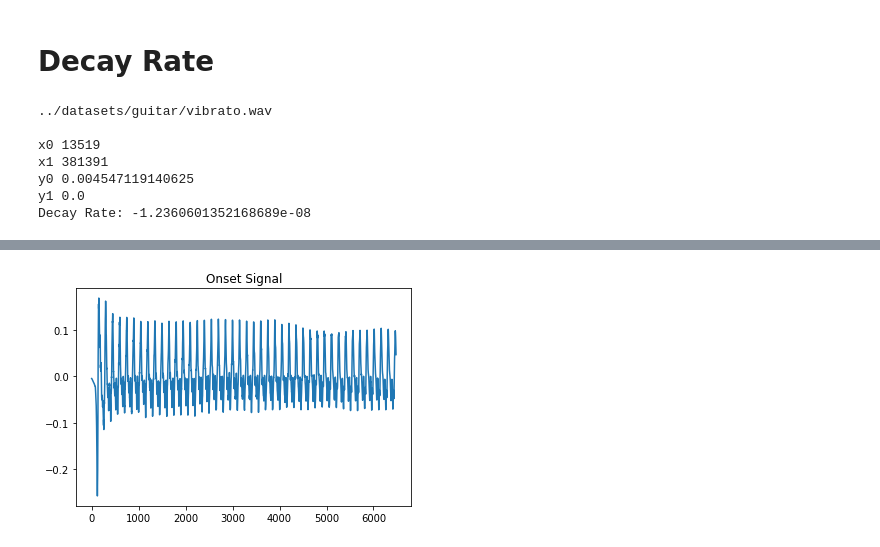
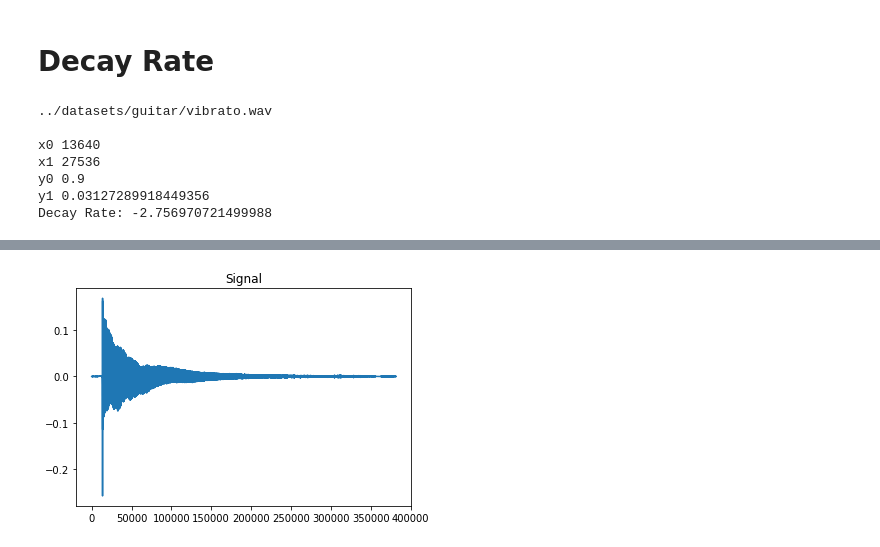
Before and after one commit to avesk/echo-synth, a Jupyter notebook: notebooks/Envelope Extraction.ipynb, the cells around one changed output, grey strips where cells are left out. Drawn from its saved outputs; the diff is of its cells as text; code cells hidden in the pictures.

```diff
--- a/notebooks/Envelope Extraction.ipynb
+++ b/notebooks/Envelope Extraction.ipynb
@@ -93,50 +93,54 @@ Attack time Alt: 0.0027437641723356007
 # %% [markdown]
 # Decay Rate
 # %%
-def linear_decay_rate(signal, onset, win_size, hop_size, srate, thresh=0.00001):
+def linear_decay_rate(signal, win_size, hop_size, srate, thresh_ratio=0.2):
     '''
-    Get the linear decay rate of the signal
+    Get the linear decay rate of the signal in amp/s
+    Calculated as the rate at which the signal decays to threshold ratio
+    of its maximum amplitude value
     '''
+    max_val = .9
     signal = np.abs(signal)
-    x0 = onset
-    y0 = signal[onset]
-
-    offsets = np.arange(onset, len(signal), hop_size)
+    signal = max_val * signal / np.max(signal) # normalize
+    thresh = max_val*thresh_ratio
+    x0 = np.argmax(signal)
+    y0 = signal[x0]
+    offsets = np.arange(x0, len(signal), hop_size)
     for o in offsets:
         frame = signal[o:o+win_size]
         avg_mag = np.mean(frame)
         if avg_mag < thresh:
-            x1 = o
+            x1 = x0+o
             y1 = signal[x1]
             print("x0", x0)
             print("x1", x1)
             print("y0", y0)
             print("y1", y1)
-            return ((y1 - y0)/(x1 - x0))
+            return ((y1 - y0)/((x1 - x0)/srate))
 
 win_size = 256
 hop_size = 128
 fname = '../datasets/guitar/vibrato.wav'
 first_onset = get_onsets(fname)[0]
 signal, sr = sf.read(filename)
 
 print(f"{fname}\n")
 
-decay_rate = linear_decay_rate(signal, first_onset, win_size, hop_size, sr)
+decay_rate = linear_decay_rate(signal, win_size, hop_size, sr)
 
-plt.title("Onset Signal")
-plt.plot(signal[onsets[0]:20000])
+plt.title("Signal")
+plt.plot(signal)
 
 print(f"Decay Rate: {decay_rate}\n")
 
 ipd.Audio(signal,rate=sr)
 # %% [output]
 ../datasets/guitar/vibrato.wav
 
-x0 13519
-x1 381391
-y0 0.004547119140625
-y1 0.0
-Decay Rate: -1.2360601352168689e-08
+x0 13640
+x1 27536
+y0 0.9
+y1 0.03127289918449356
+Decay Rate: -2.756970721499988
 [interactive output not drawn]
-[figure, old version]
+[figure, new version]
```
Also changed, not shown: parts of 3 cells of this notebook.
